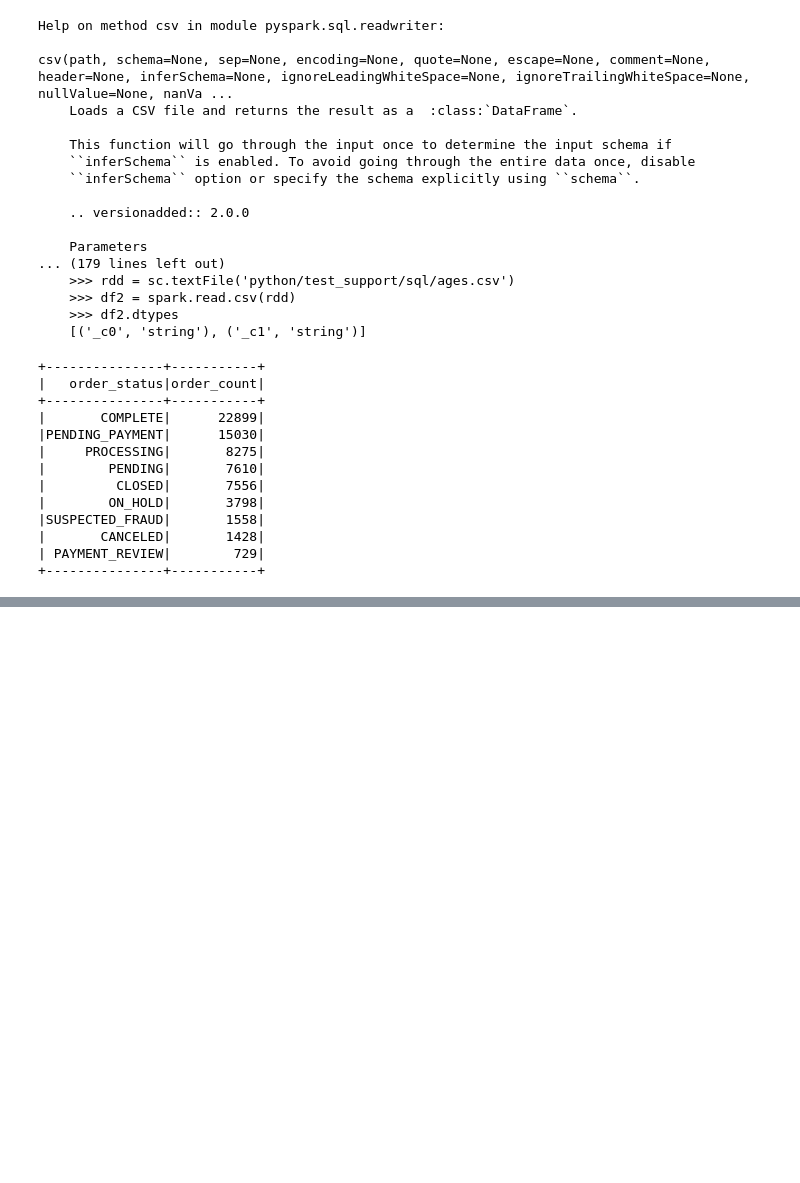
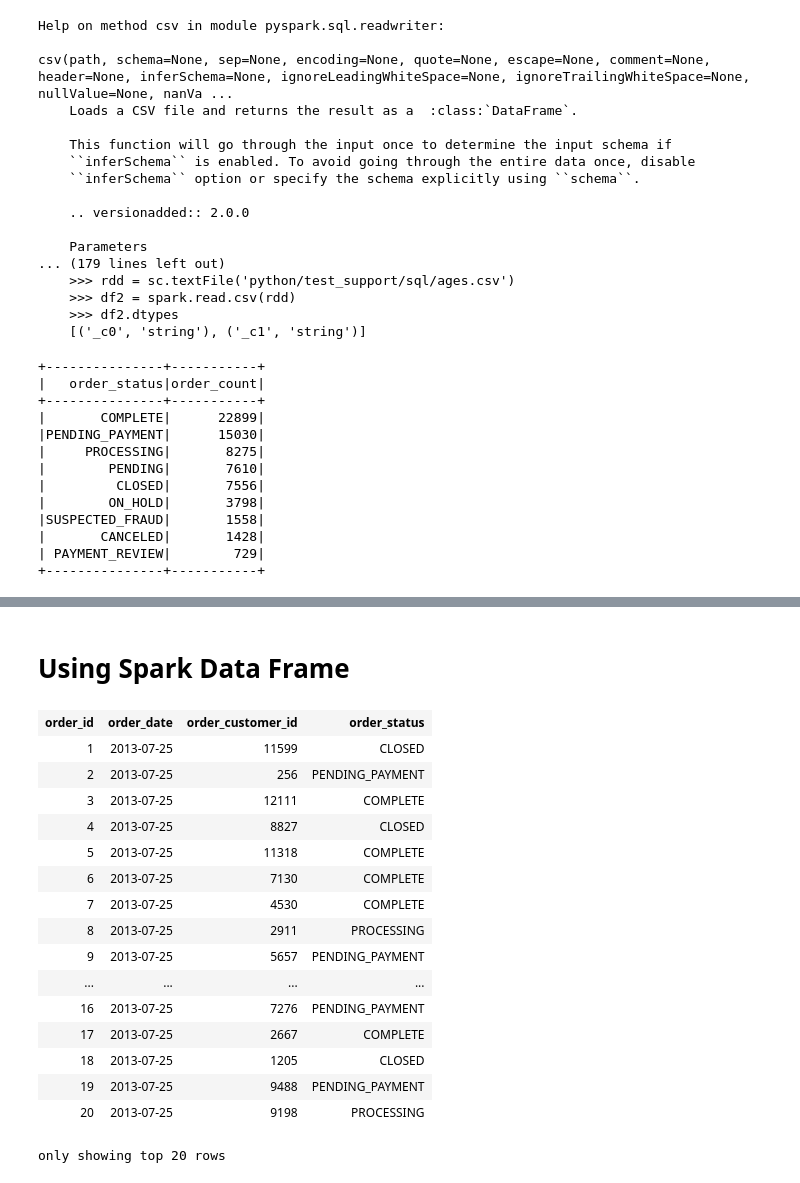
Before and after one commit to ydmarinb/spark, a Jupyter notebook: pyspark/00_initial.ipynb, the cells around one changed output, grey strips where cells are left out. Drawn from its saved outputs; the diff is of its cells as text; code cells hidden in the pictures; blank space fills up the shorter version.

```diff
--- a/pyspark/00_initial.ipynb
+++ b/pyspark/00_initial.ipynb
@@ -175,0 +214,26 @@ orders.\
+# %% [markdown]
+# Using Spark Data Frame
+# %%
+# Leyendo csv, y definiendo el tipo de datos y el nombre de columnas con el comando schema
+df = spark.read.csv(f'{base_dir}/orders', schema='order_id INT, order_date DATE, order_customer_id INT, order_status STRING')
+# %%
+# Seleccionar todas las columnas
+df.select('*')
+# %% [output]
+| order_id | order_date | order_customer_id | order_status |
+| 1 | 2013-07-25 | 11599 | CLOSED |
+| 2 | 2013-07-25 | 256 | PENDING_PAYMENT |
+| 3 | 2013-07-25 | 12111 | COMPLETE |
+| 4 | 2013-07-25 | 8827 | CLOSED |
+| 5 | 2013-07-25 | 11318 | COMPLETE |
+| 6 | 2013-07-25 | 7130 | COMPLETE |
+| 7 | 2013-07-25 | 4530 | COMPLETE |
+| 8 | 2013-07-25 | 2911 | PROCESSING |
+| 9 | 2013-07-25 | 5657 | PENDING_PAYMENT |
+| ... | ... | ... | ... |
+| 16 | 2013-07-25 | 7276 | PENDING_PAYMENT |
+| 17 | 2013-07-25 | 2667 | COMPLETE |
+| 18 | 2013-07-25 | 1205 | CLOSED |
+| 19 | 2013-07-25 | 9488 | PENDING_PAYMENT |
+| 20 | 2013-07-25 | 9198 | PROCESSING |
+only showing top 20 rows
```
Also changed, not shown: parts of 15 cells of this notebook.
